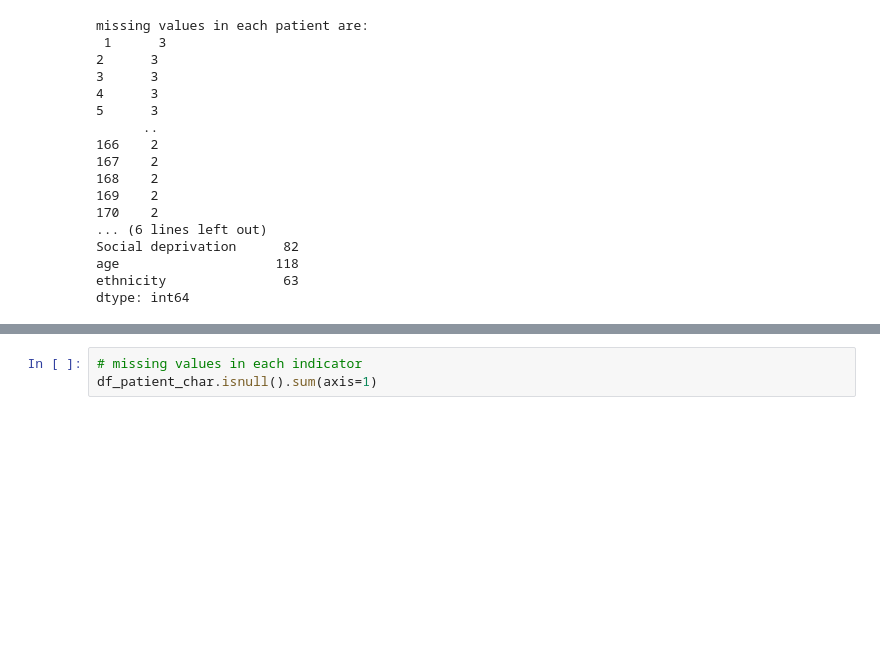
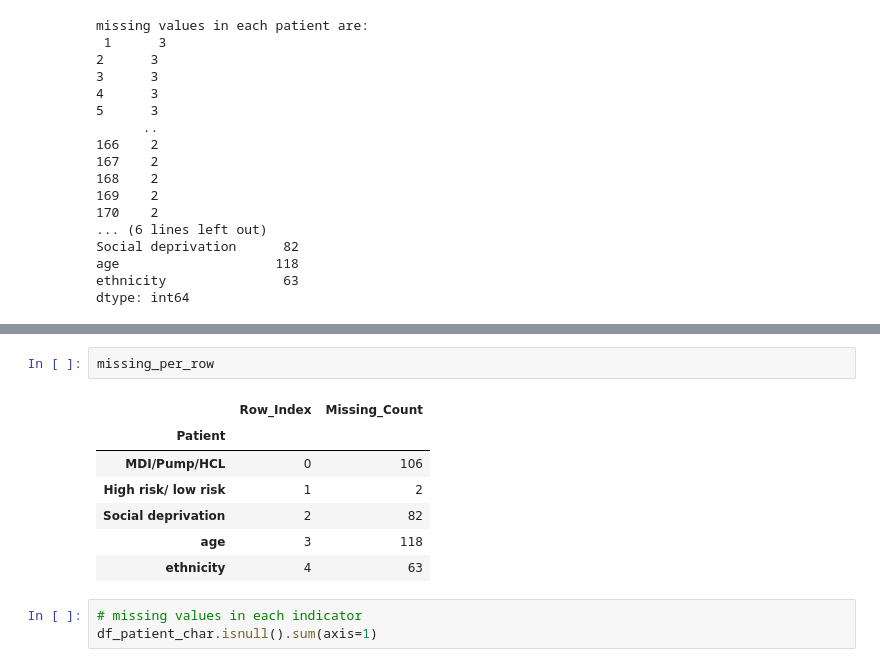
Before and after one commit to eeshakhawaja/thesis, a Jupyter notebook: data_set_thesis.ipynb, the cells around one changed output, grey strips where cells are left out. Drawn from its saved outputs; the diff is of its cells as text; blank space fills up the shorter version.

```diff
--- a/data_set_thesis.ipynb
+++ b/data_set_thesis.ipynb
@@ -179,3 +213,13 @@ dtype: int64
+# %%
+missing_per_row
+# %% [output]
+|  | Row_Index | Missing_Count |
+| Patient |  |  |
+| MDI/Pump/HCL | 0 | 106 |
+| High risk/ low risk | 1 | 2 |
+| Social deprivation | 2 | 82 |
+| age | 3 | 118 |
+| ethnicity | 4 | 63 |
 # %%
 # missing values in each indicator
 df_patient_char.isnull().sum(axis=1)
```
Also changed, not shown: parts of 5 cells of this notebook.
